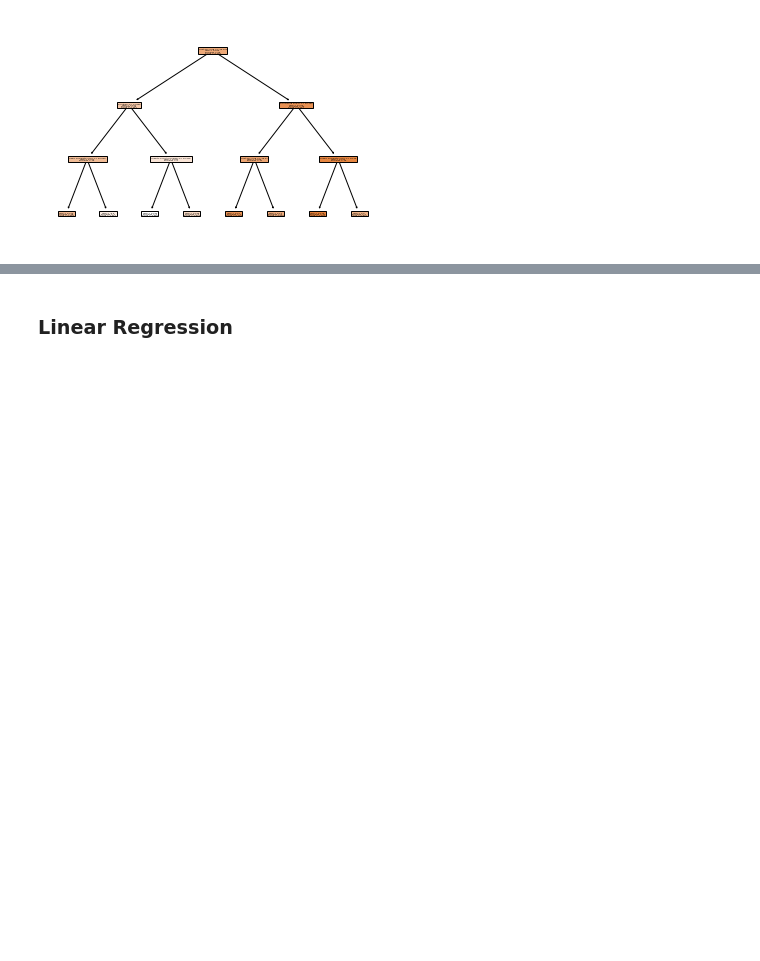
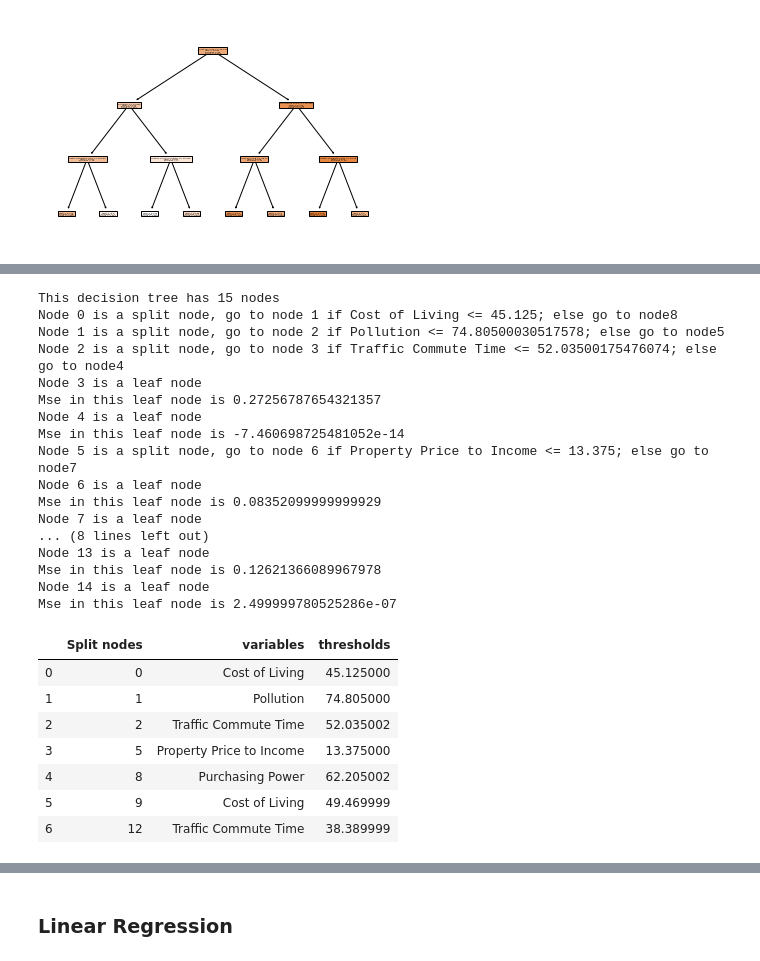
Before and after one commit to jkl1213/Decision-Tree-Implementation, a Jupyter notebook: Decision_Tree_Regression.ipynb, the cells around one changed output, grey strips where cells are left out. Cells and saved outputs as stored; diff of their text form; code cells hidden in the pictures; blank space fills up the shorter version.

```diff
--- a/Decision_Tree_Regression.ipynb
+++ b/Decision_Tree_Regression.ipynb
@@ -100,0 +105,72 @@ Index(['Purchasing Power', 'Safety', 'Healthcare', 'Cost of Living',
+# %%
+#Finding all split nodes and their split rules
+def output_table_of_split_rules(tree, x_variables):
+    n_nodes = tree.node_count
+    children_left = tree.children_left
+    children_right = tree.children_right
+    feature = tree.feature
+    threshold = tree.threshold
+
+    node_depth = np.zeros(shape=n_nodes,dtype=np.int64)
+    is_leaves = np.zeros(shape=n_nodes,dtype=bool)
+    stack = [(0,0)] #start with node 0, depth 0
+
+    while len(stack)>0:
+        #pop current node
+        node_id, depth = stack.pop()
+        node_depth[node_id] = depth
+        #if left child not equal to right child, we have a split node
+        is_split_node = children_left[node_id] != children_right[node_id]
+        #if split node, append left and right children and depth to 'stack'
+        #to loop through the whole tree
+        if is_split_node:
+            stack.append((children_left[node_id],depth+1))
+            stack.append((children_right[node_id],depth+1))
+        else:
+            is_leaves[node_id] = True
+    print("This decision tree has {} nodes".format(n_nodes))
+    node_ids = []
+    variables = []
+    thresholds = []
+    for i in range(n_nodes):
+        if is_leaves[i]:
+            print("Node {} is a leaf node".format(i))
+            print("Mse in this leaf node is {}".format(tree.impurity[i]))
+        else:
+            print("Node {node} is a split node, go to node {left} if {feature} <= {threshold}; else go to node{right}".format(node=i,left=children_left[i],feature=x_variables[feature[i]],threshold=threshold[i],right=children_right[i]))
+            node_ids.append(i)
+            variables.append(x_variables[feature[i]])
+            thresholds.append(threshold[i])
+    df = pd.DataFrame(node_ids, columns = ["Split nodes"])
+    df["variables"] = variables
+    df["thresholds"] = thresholds
+
+
+    return df
+output_table_of_split_rules(clf.tree_, x.columns.tolist())
+# %% [output]
+This decision tree has 15 nodes
+Node 0 is a split node, go to node 1 if Cost of Living <= 45.125; else go to node8
+Node 1 is a split node, go to node 2 if Pollution <= 74.80500030517578; else go to node5
+Node 2 is a split node, go to node 3 if Traffic Commute Time <= 52.03500175476074; else go to node4
+Node 3 is a leaf node
+Mse in this leaf node is 0.27256787654321357
+Node 4 is a leaf node
+Mse in this leaf node is -7.460698725481052e-14
+Node 5 is a split node, go to node 6 if Property Price to Income <= 13.375; else go to node7
+Node 6 is a leaf node
+Mse in this leaf node is 0.08352099999999929
+Node 7 is a leaf node
+... (8 lines left out)
+Node 13 is a leaf node
+Mse in this leaf node is 0.12621366089967978
+Node 14 is a leaf node
+Mse in this leaf node is 2.499999780525286e-07
+|  | Split nodes | variables | thresholds |
+| 0 | 0 | Cost of Living | 45.125000 |
+| 1 | 1 | Pollution | 74.805000 |
+| 2 | 2 | Traffic Commute Time | 52.035002 |
+| 3 | 5 | Property Price to Income | 13.375000 |
+| 4 | 8 | Purchasing Power | 62.205002 |
+| 5 | 9 | Cost of Living | 49.469999 |
+| 6 | 12 | Traffic Commute Time | 38.389999 |
```
Also changed, not shown: parts of 5 cells of this notebook, 2 other files.
